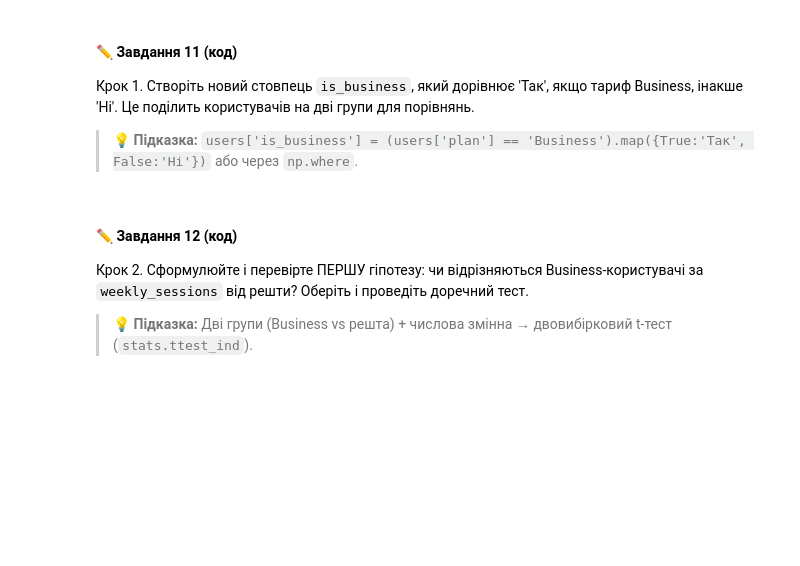
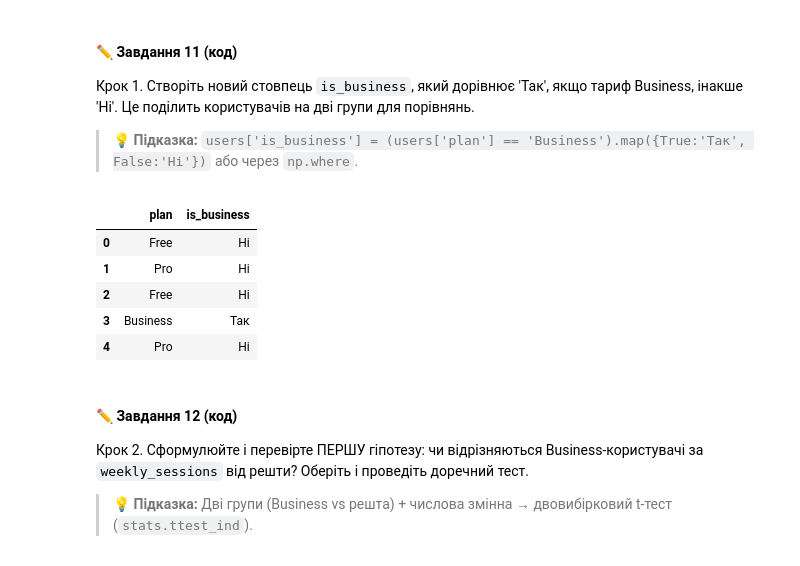
Before and after one commit to Wilson1994/DTA-2026, a Jupyter notebook: homework/practice_stat_tests_HARDER.ipynb, the cells around one changed output. Cells and saved outputs as stored; diff of their text form; code cells hidden in the pictures; blank space fills up the shorter version.

```diff
--- a/homework/practice_stat_tests_HARDER.ipynb
+++ b/homework/practice_stat_tests_HARDER.ipynb
@@ -514,3 +548,16 @@ Business-пользователи чаще всего принимают нов
+# %%
+# Завдання 11:
+
+users['is_business'] = np.where(users['plan'] == 'Business', 'Так', 'Ні')
+
+users[['plan', 'is_business']].head()
+# %% [output]
+|  | plan | is_business |
+| 0 | Free | Ні |
+| 1 | Pro | Ні |
+| 2 | Free | Ні |
+| 3 | Business | Так |
+| 4 | Pro | Ні |
 # %% [markdown]
 #### ✏️ Завдання 12 (код)
 
```
Also changed, not shown: parts of 21 cells of this notebook.
